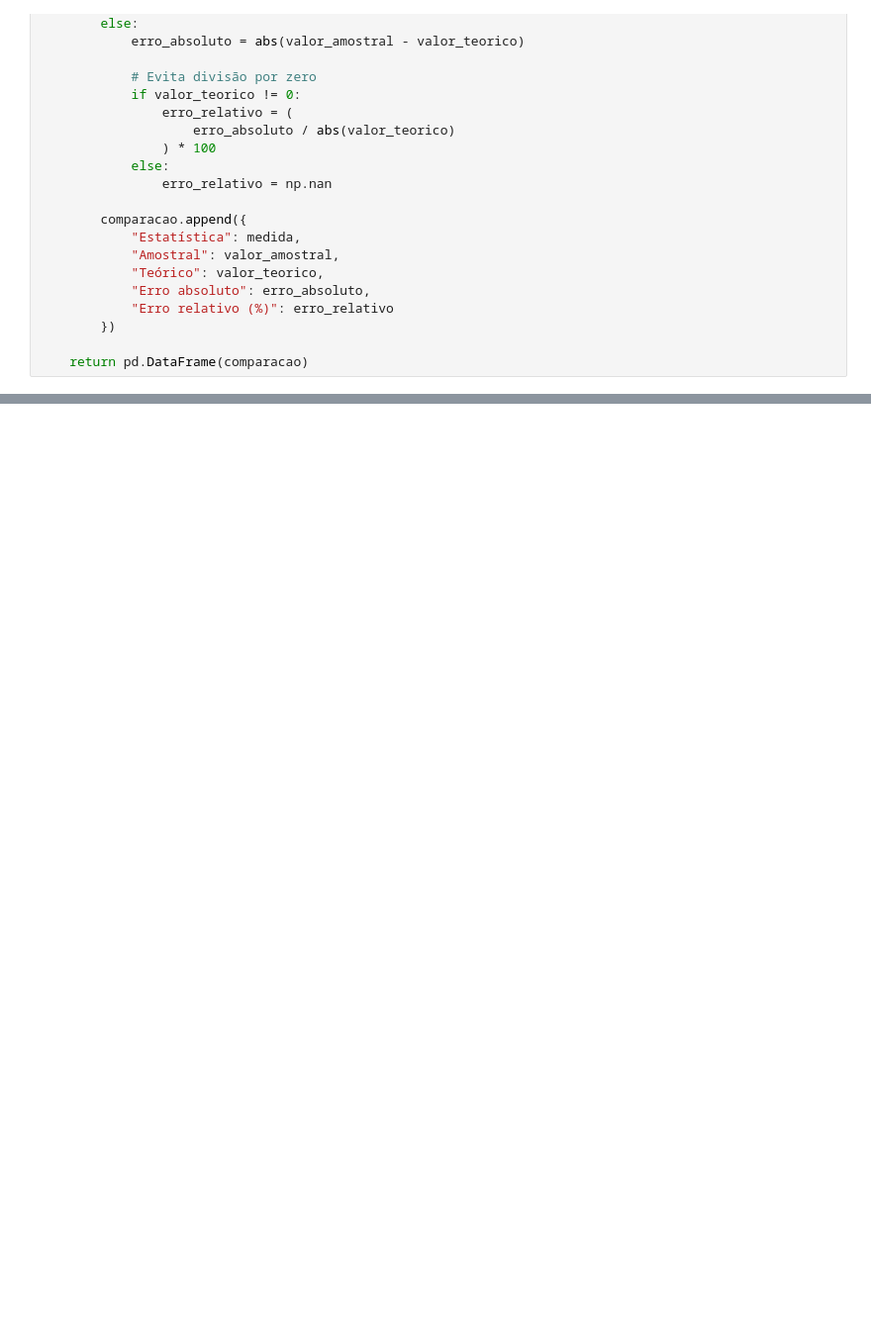
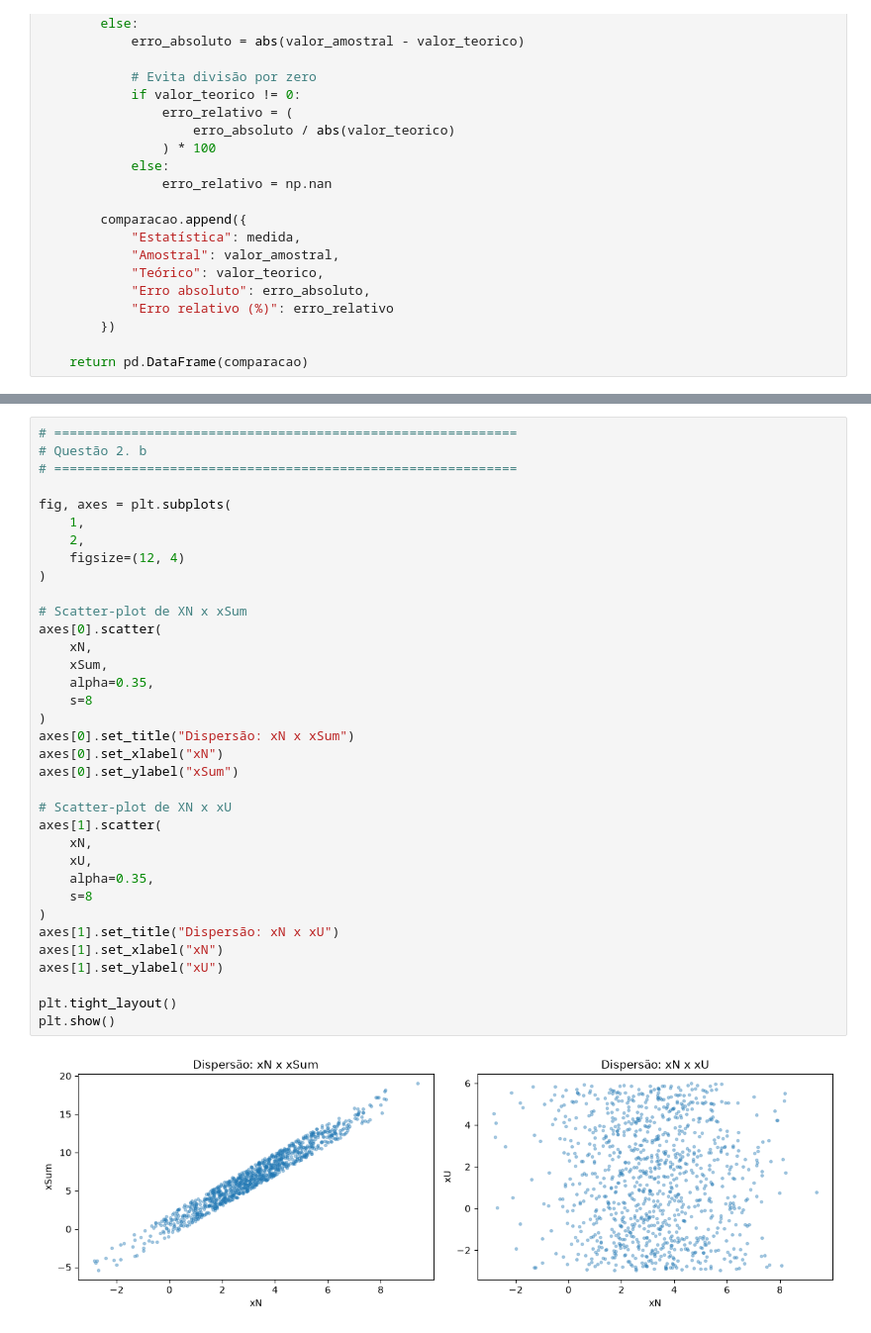
Before and after one commit to S4nt1ag0/dsp_estatistico, a Jupyter notebook: DSP_Estatistico_AT02.ipynb, the cells around one changed output, grey strips where cells are left out. Shown at 99% size. Drawn from its saved outputs; the diff is of its cells as text; blank space fills up the shorter version.

```diff
--- a/DSP_Estatistico_AT02.ipynb
+++ b/DSP_Estatistico_AT02.ipynb
@@ -360,0 +422,37 @@ uma vez que o aumento do numero de amostra reduz o efeito das flutuações aleat
+# %%
+# ============================================================
+# Questão 2. b
+# ============================================================
+
+fig, axes = plt.subplots(
+    1,
+    2,
+    figsize=(12, 4)
+)
+
+# Scatter-plot de XN x xSum
+axes[0].scatter(
+    xN,
+    xSum,
+    alpha=0.35,
+    s=8
+)
+axes[0].set_title("Dispersão: xN x xSum")
+axes[0].set_xlabel("xN")
+axes[0].set_ylabel("xSum")
+
+# Scatter-plot de XN x xU
+axes[1].scatter(
+    xN,
+    xU,
+    alpha=0.35,
+    s=8
+)
+axes[1].set_title("Dispersão: xN x xU")
+axes[1].set_xlabel("xN")
+axes[1].set_ylabel("xU")
+
+plt.tight_layout()
+plt.show()
+# %% [output]
+[figure, added]
```
Also changed, not shown: parts of 8 cells of this notebook.
